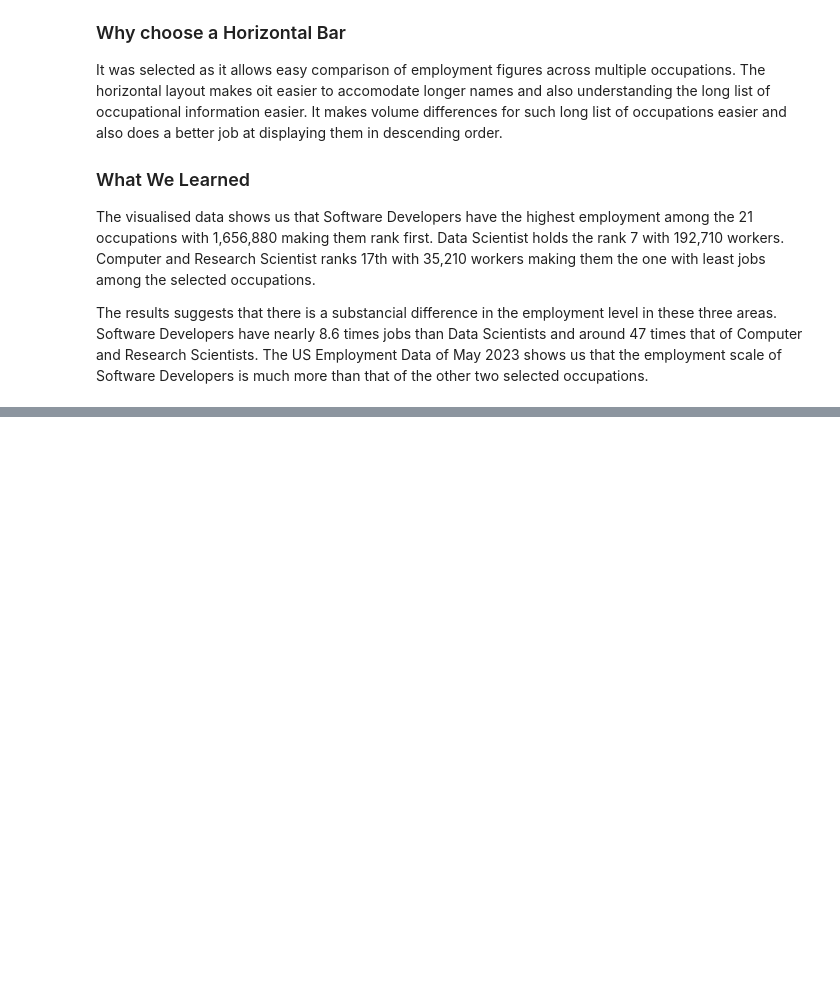
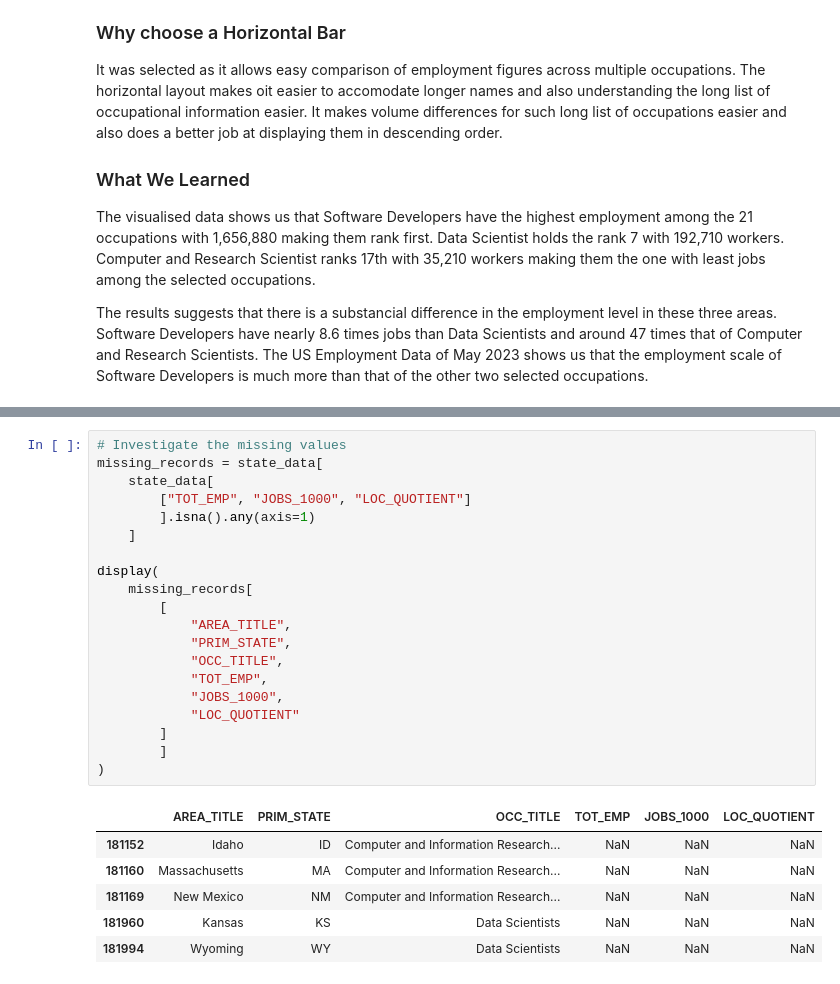
Before and after one commit to 2024635/CA1-Data-Visualisation-and-Communication-2024635, a Jupyter notebook: CA1-Data-Visualisation-and-Communication.ipynb, the cells around one changed output, grey strips where cells are left out. Cells and saved outputs as stored; diff of their text form; blank space fills up the shorter version.

```diff
--- a/CA1-Data-Visualisation-and-Communication.ipynb
+++ b/CA1-Data-Visualisation-and-Communication.ipynb
@@ -482,0 +573,27 @@ The results suggests that there is a substancial difference in the employment le
+# %%
+# Investigate the missing values
+missing_records = state_data[
+    state_data[
+        ["TOT_EMP", "JOBS_1000", "LOC_QUOTIENT"]
+        ].isna().any(axis=1)
+    ]
+
+display(
+    missing_records[
+        [
+            "AREA_TITLE",
+            "PRIM_STATE",
+            "OCC_TITLE",
+            "TOT_EMP",
+            "JOBS_1000",
+            "LOC_QUOTIENT"
+        ]
+        ]
+)
+# %% [output]
+|  | AREA_TITLE | PRIM_STATE | OCC_TITLE | TOT_EMP | JOBS_1000 | LOC_QUOTIENT |
+| 181152 | Idaho | ID | Computer and Information Research... | NaN | NaN | NaN |
+| 181160 | Massachusetts | MA | Computer and Information Research... | NaN | NaN | NaN |
+| 181169 | New Mexico | NM | Computer and Information Research... | NaN | NaN | NaN |
+| 181960 | Kansas | KS | Data Scientists | NaN | NaN | NaN |
+| 181994 | Wyoming | WY | Data Scientists | NaN | NaN | NaN |
```
Also changed, not shown: parts of 14 cells of this notebook.
